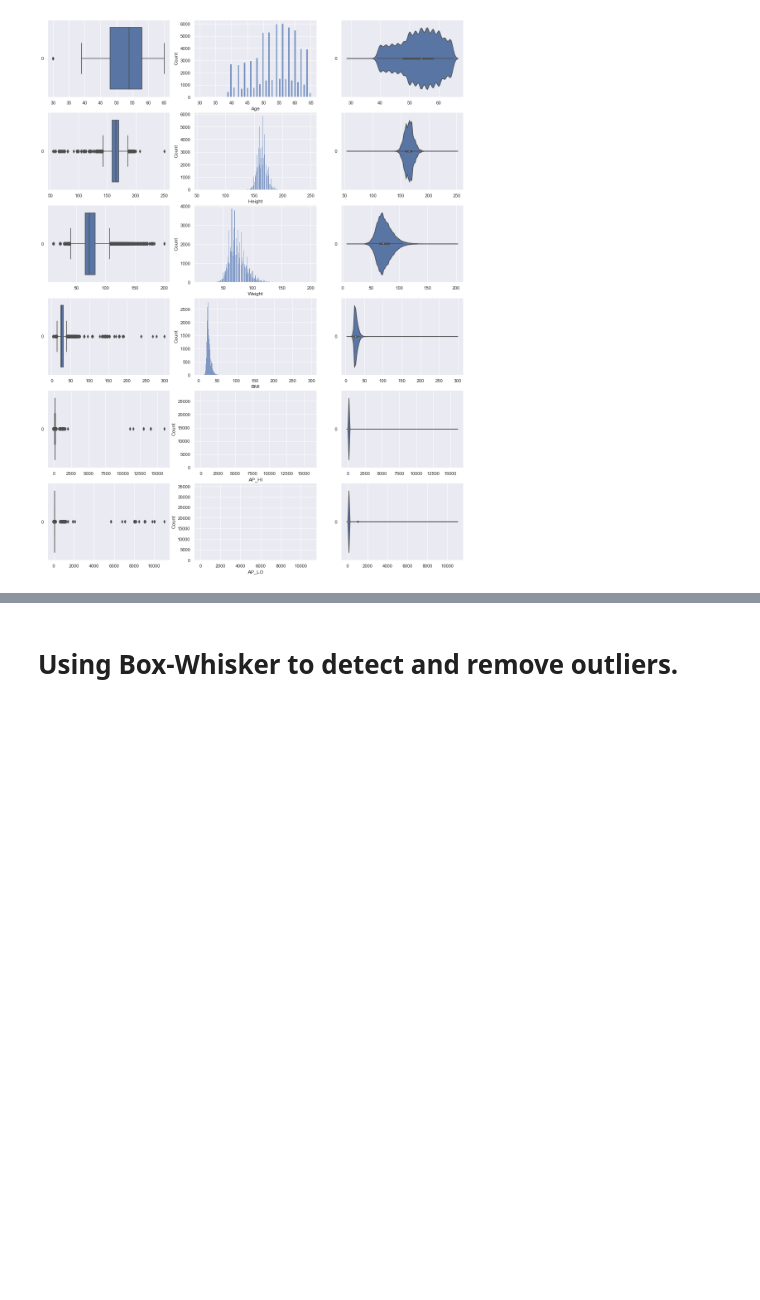
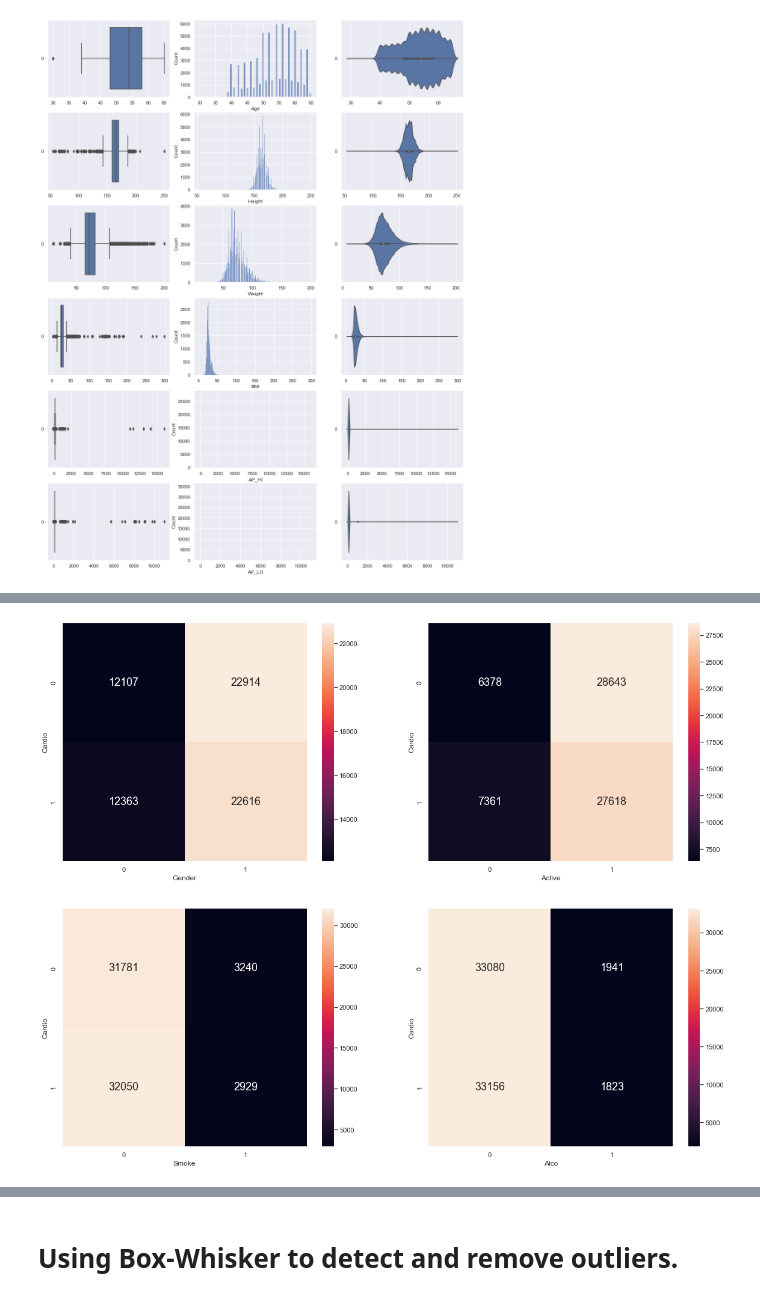
Before and after one commit to timothy-lew/dsai_mini_project, a Jupyter notebook: Final.ipynb, the cells around one changed output, grey strips where cells are left out. Saved outputs shown, nothing was run; the diff lists cells and outputs as text; code cells hidden in the pictures; blank space fills up the shorter version.

```diff
--- a/Final.ipynb
+++ b/Final.ipynb
@@ -121,0 +185,28 @@ for var in num_DF:
+# %%
+# looking at the binary variables distribution
+f, axes = mp.pyplot.subplots(2, 2, figsize=(20, 16), )
+
+cm_gender = confusion_matrix(cat_DF["Cardio"], cat_DF["Gender"])
+cm_smoke = confusion_matrix(cat_DF["Cardio"], cat_DF["Smoke"])
+cm_alco = confusion_matrix(cat_DF["Cardio"], cat_DF["Alco"])
+cm_active = confusion_matrix(cat_DF["Cardio"], cat_DF["Active"])
+
+sb.heatmap(cm_gender, annot = True, fmt=".0f", annot_kws={"size": 18}, ax = axes[0][0])
+sb.heatmap(cm_active, annot = True, fmt=".0f", annot_kws={"size": 18}, ax = axes[0][1])
+sb.heatmap(cm_smoke, annot = True, fmt=".0f", annot_kws={"size": 18}, ax = axes[1][0])
+sb.heatmap(cm_alco, annot = True, fmt=".0f", annot_kws={"size": 18}, ax = axes[1][1])
+
+count = 0
+for ax in axes.flat:
+    ax.set(ylabel = 'Cardio')
+    if count == 0:
+        ax.set(xlabel = 'Gender')
+    elif count == 1:
+        ax.set(xlabel = 'Active')
+    elif count == 2:
+        ax.set(xlabel = 'Smoke')
+    elif count == 3:
+        ax.set(xlabel = 'Alco')
+    count+=1
+# %% [output]
+[figure, added]
```
Also changed, not shown: parts of 37 cells of this notebook.
